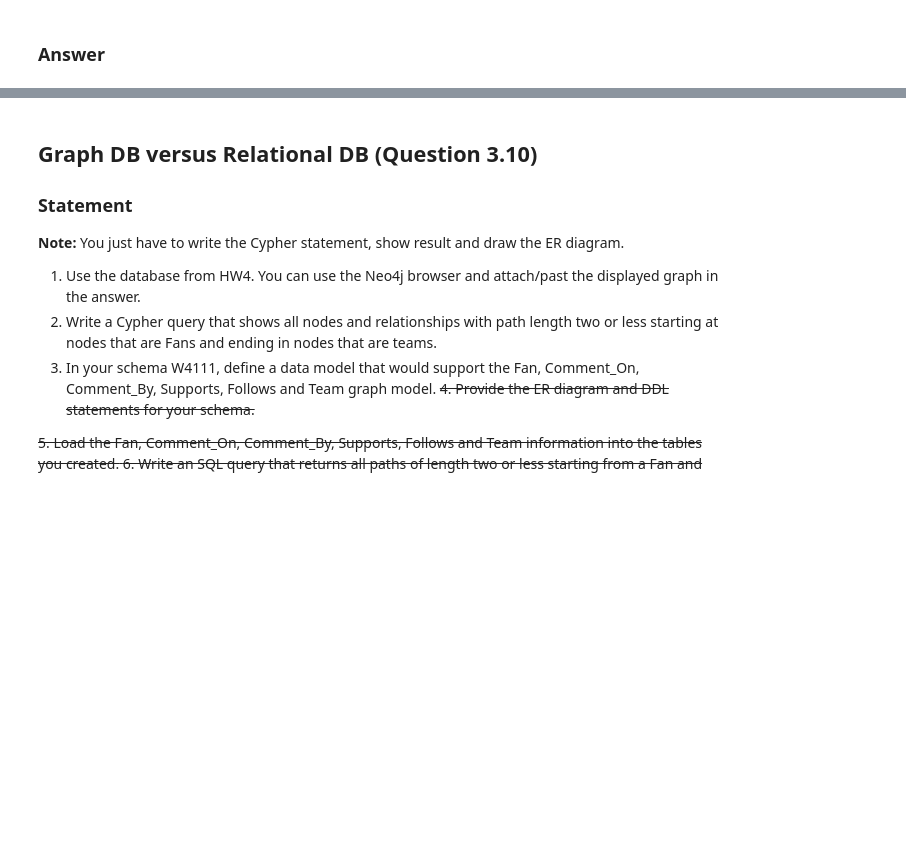
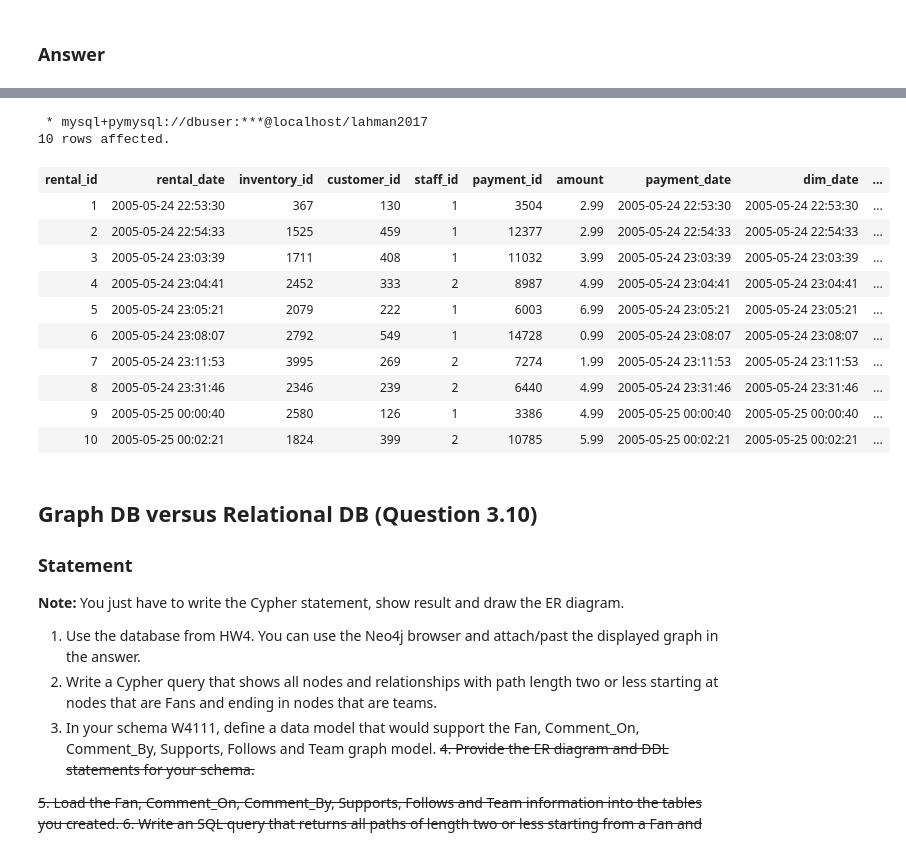
Before and after one commit to jingxixu/COMSW4111-Database, a Jupyter notebook: final/final-w4111-fall-2018-v1-public.ipynb, the cells around one changed output, grey strips where cells are left out. Saved outputs shown, nothing was run; the diff lists cells and outputs as text; code cells hidden in the pictures; blank space fills up the shorter version.

```diff
--- a/final/final-w4111-fall-2018-v1-public.ipynb
+++ b/final/final-w4111-fall-2018-v1-public.ipynb
@@ -1452,3 +1610,20 @@ Your tasks:
+# %%
+%sql select * from sakila.fact_table join sakila.date_dimension on \
+    sakila.date_dimension.dim_date = sakila.fact_table.rental_date limit 10
+# %% [output]
+ * mysql+pymysql://dbuser:***@localhost/lahman2017
+10 rows affected.
+| rental_id | rental_date | inventory_id | customer_id | staff_id | payment_id | amount | payment_date | dim_date | ... |
+| 1 | 2005-05-24 22:53:30 | 367 | 130 | 1 | 3504 | 2.99 | 2005-05-24 22:53:30 | 2005-05-24 22:53:30 | ... |
+| 2 | 2005-05-24 22:54:33 | 1525 | 459 | 1 | 12377 | 2.99 | 2005-05-24 22:54:33 | 2005-05-24 22:54:33 | ... |
+| 3 | 2005-05-24 23:03:39 | 1711 | 408 | 1 | 11032 | 3.99 | 2005-05-24 23:03:39 | 2005-05-24 23:03:39 | ... |
+| 4 | 2005-05-24 23:04:41 | 2452 | 333 | 2 | 8987 | 4.99 | 2005-05-24 23:04:41 | 2005-05-24 23:04:41 | ... |
+| 5 | 2005-05-24 23:05:21 | 2079 | 222 | 1 | 6003 | 6.99 | 2005-05-24 23:05:21 | 2005-05-24 23:05:21 | ... |
+| 6 | 2005-05-24 23:08:07 | 2792 | 549 | 1 | 14728 | 0.99 | 2005-05-24 23:08:07 | 2005-05-24 23:08:07 | ... |
+| 7 | 2005-05-24 23:11:53 | 3995 | 269 | 2 | 7274 | 1.99 | 2005-05-24 23:11:53 | 2005-05-24 23:11:53 | ... |
+| 8 | 2005-05-24 23:31:46 | 2346 | 239 | 2 | 6440 | 4.99 | 2005-05-24 23:31:46 | 2005-05-24 23:31:46 | ... |
+| 9 | 2005-05-25 00:00:40 | 2580 | 126 | 1 | 3386 | 4.99 | 2005-05-25 00:00:40 | 2005-05-25 00:00:40 | ... |
+| 10 | 2005-05-25 00:02:21 | 1824 | 399 | 2 | 10785 | 5.99 | 2005-05-25 00:02:21 | 2005-05-25 00:02:21 | ... |
 # %% [markdown]
 ## Graph DB versus Relational DB (Question 3.10)
 
```
Also changed, not shown: parts of 8 cells of this notebook, 2 other files.
